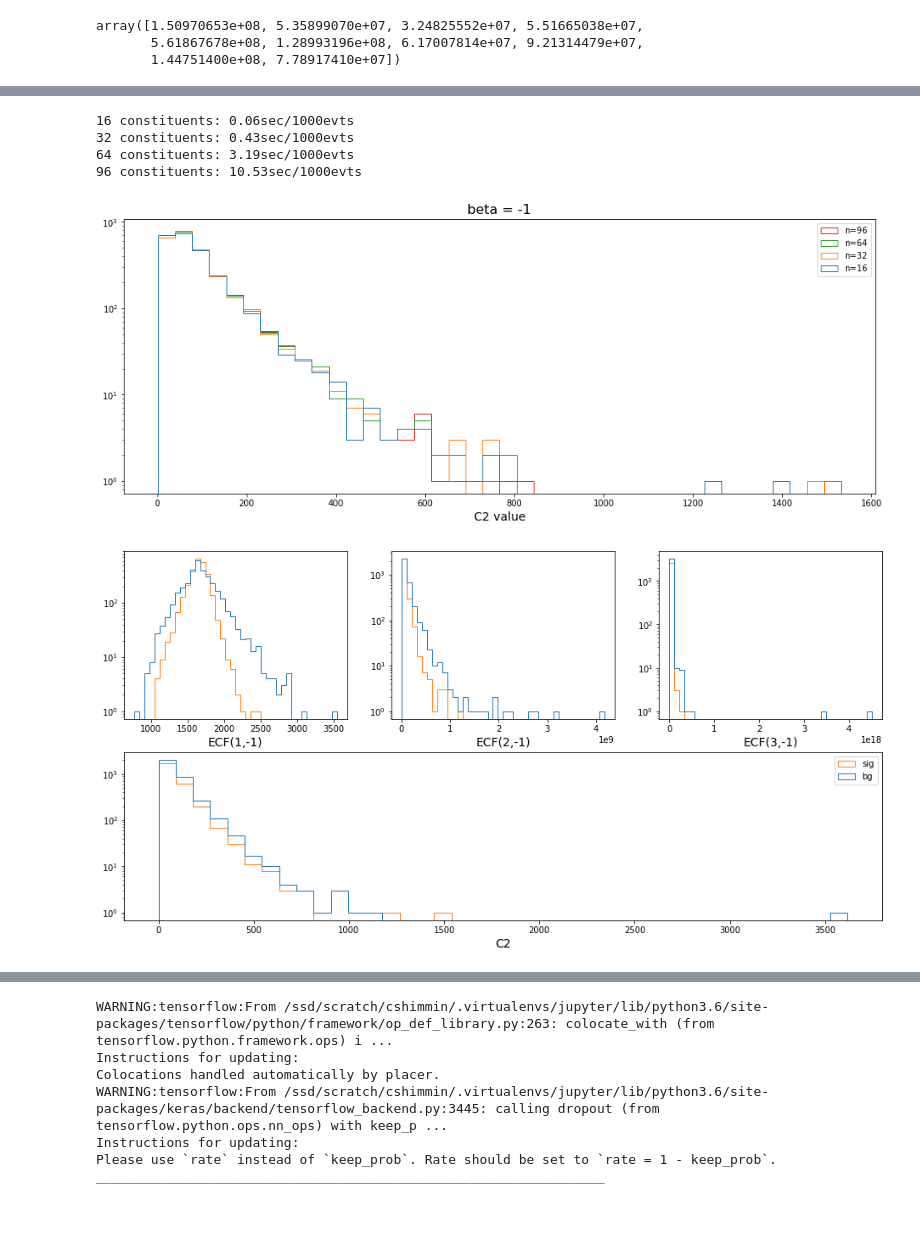
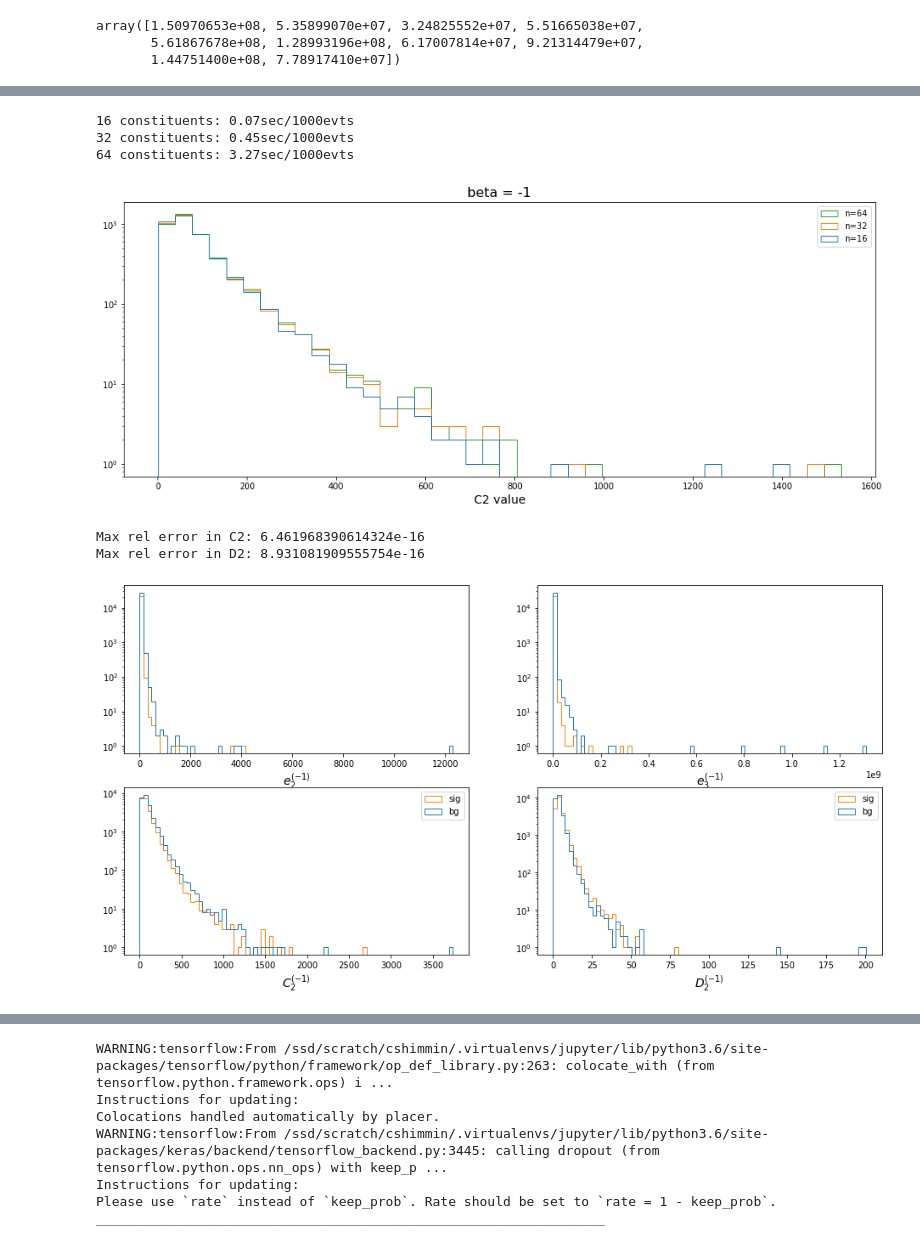
Before and after one commit to cshimmin/jet-adv, a Jupyter notebook: lhco_adversary.ipynb, the cells around one changed output, grey strips where cells are left out. Saved outputs shown, nothing was run; the diff lists cells and outputs as text; code cells hidden in the pictures; blank space fills up the shorter version.

```diff
--- a/lhco_adversary.ipynb
+++ b/lhco_adversary.ipynb
@@ -175,11 +176,11 @@ plt.title("beta = %g"%beta, fontsize=16);
 beta = -1
 
 # batch out the computation to avoid huge memory allocation
-batch_size = 128
-n_batch = sig_consts.shape[0]//batch_size
+batch_size = 64
+n_batch = min(64, sig_consts.shape[0]//batch_size)
 
 # make a comparison of C2 for different number of input constituents
-nmax_scan = [16,32,64,96]
+nmax_scan = [16,32,64]
 c2_scan = []
 for nmax in nmax_scan:
     t0 = time.time()
@@ -200,42 +201,58 @@ plt.yscale('log');
 plt.xlabel("C2 value");
 plt.title("beta = %g"%beta, fontsize=16);
 # %% [output]
-16 constituents: 0.06sec/1000evts
-32 constituents: 0.43sec/1000evts
-64 constituents: 3.19sec/1000evts
-96 constituents: 10.53sec/1000evts
+16 constituents: 0.07sec/1000evts
+32 constituents: 0.45sec/1000evts
+64 constituents: 3.27sec/1000evts
-[figure, old version]
+[figure, new version]
 # %%
 beta = -1
-nmax = 24
+nmax = 32
 
-e1_bg = util.ecf_numpy(1,beta,bg_consts[:,:nmax])
-e2_bg = util.ecf_numpy(2,beta,bg_consts[:,:nmax])
-e3_bg = util.ecf_numpy(3,beta,bg_consts[:,:nmax])
-c2_bg = e1_bg*e3_bg/(e2_bg**2)
+e1_bg = util.ecf_numpy(1,beta,bg_consts[:,:nmax], normalized=True)
+e2_bg = util.ecf_numpy(2,beta,bg_consts[:,:nmax], normalized=True)
+e3_bg = util.ecf_numpy(3,beta,bg_consts[:,:nmax], normalized=True)
+c2_bg = e3_bg / (e2_bg**2)
+d2_bg = e3_bg / (e2_bg**3)
 
-e1_sig = util.ecf_numpy(1,beta,sig_consts[:,:nmax])
-e2_sig = util.ecf_numpy(2,beta,sig_consts[:,:nmax])
-e3_sig = util.ecf_numpy(3,beta,sig_consts[:,:nmax])
-c2_sig = e1_sig*e3_sig/(e2_sig**2)
+e1_sig = util.ecf_numpy(1,beta,sig_consts[:,:nmax], normalized=True)
+e2_sig = util.ecf_numpy(2,beta,sig_consts[:,:nmax], normalized=True)
+e3_sig = util.ecf_numpy(3,beta,sig_consts[:,:nmax], normalized=True)
+c2_sig = e3_sig*e1_sig/(e2_sig**2)
+d2_sig = e3_sig*(e1_sig**3)/(e2_sig**3)
+# %%
+# Do a quick check that both normalized and un-normalized give the same results
+
+e1_bg_nonorm = util.ecf_numpy(1,beta,bg_consts[:,:nmax], normalized=False)
+e2_bg_nonorm = util.ecf_numpy(2,beta,bg_consts[:,:nmax], normalized=False)
+e3_bg_nonorm = util.ecf_numpy(3,beta,bg_consts[:,:nmax], normalized=False)
+c2_bg_nonorm = e3_bg_nonorm*e1_bg_nonorm/(e2_bg_nonorm**2)
+d2_bg_nonorm = e3_bg_nonorm*(e1_bg_nonorm**3)/(e2_bg_nonorm**3)
+
+print("Max rel error in C2:", np.max(np.abs((c2_bg-c2_bg_nonorm)/c2_bg)))
+print("Max rel error in D2:", np.max(np.abs((d2_bg-d2_bg_nonorm)/d2_bg)))
+# %% [output]
+Max rel error in C2: 6.461968390614324e-16
+Max rel error in D2: 8.931081909555754e-16
 # %%
 plt.figure(figsize=(16,8))
-plt.subplot(2,3,1)
-plt.hist([e1_bg, e1_sig], histtype='step', bins=40);
+plt.subplot(2,2,1)
+plt.hist([e2_bg, e2_sig], histtype='step', bins=80);
 plt.yscale('log');
-plt.xlabel("ECF(1,%g)"%beta)
-plt.subplot(2,3,2)
-plt.hist([e2_bg, e2_sig], histtype='step', bins=40);
-plt.yscale('log');
-plt.xlabel("ECF(2,%g)"%beta)
-plt.subplot(2,3,3)
-plt.hist([e3_bg, e3_sig], histtype='step', bins=40);
+plt.xlabel(r"$e_2^{(%g)}$"%beta)
+plt.subplot(2,2,2)
+plt.hist([e3_bg, e3_sig], histtype='step', bins=80);
 plt.yscale('log')
-plt.xlabel("ECF(3,%g)"%beta)
-plt.subplot(2,1,2)
-plt.hist([c2_bg, c2_sig], histtype='step', bins=40, label=['bg','sig']);
+plt.xlabel(r"$e_3^{(%g)}$"%beta)
+plt.subplot(2,2,3)
+plt.hist([c2_bg, c2_sig], histtype='step', bins=80, label=['bg','sig']);
 plt.yscale('log')
-plt.xlabel("C2");
+plt.xlabel(r"$C_2^{(%g)}$"%beta);
 plt.legend();
+plt.subplot(2,2,4)
+plt.hist([d2_bg, d2_sig], histtype='step', bins=80, label=['bg','sig']);
+plt.yscale('log')
+plt.xlabel(r"$D_2^{(%g)}$"%beta);
+plt.legend();
 # %% [output]
-[figure, old version]
+[figure, new version]
```
Also changed, not shown: parts of 21 cells of this notebook, 1 other file.
